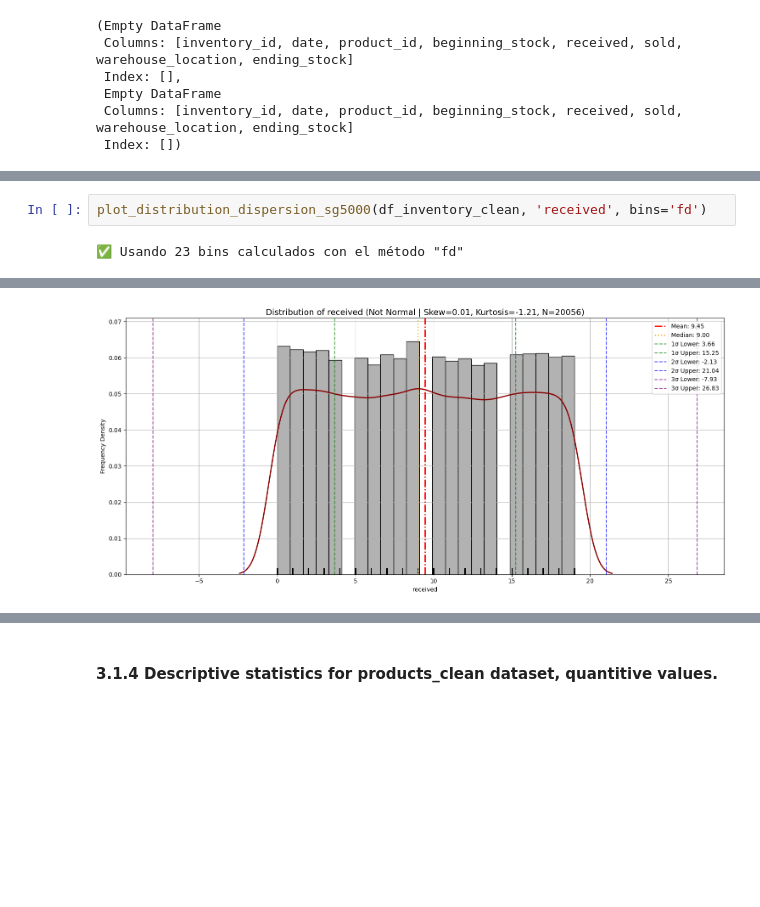
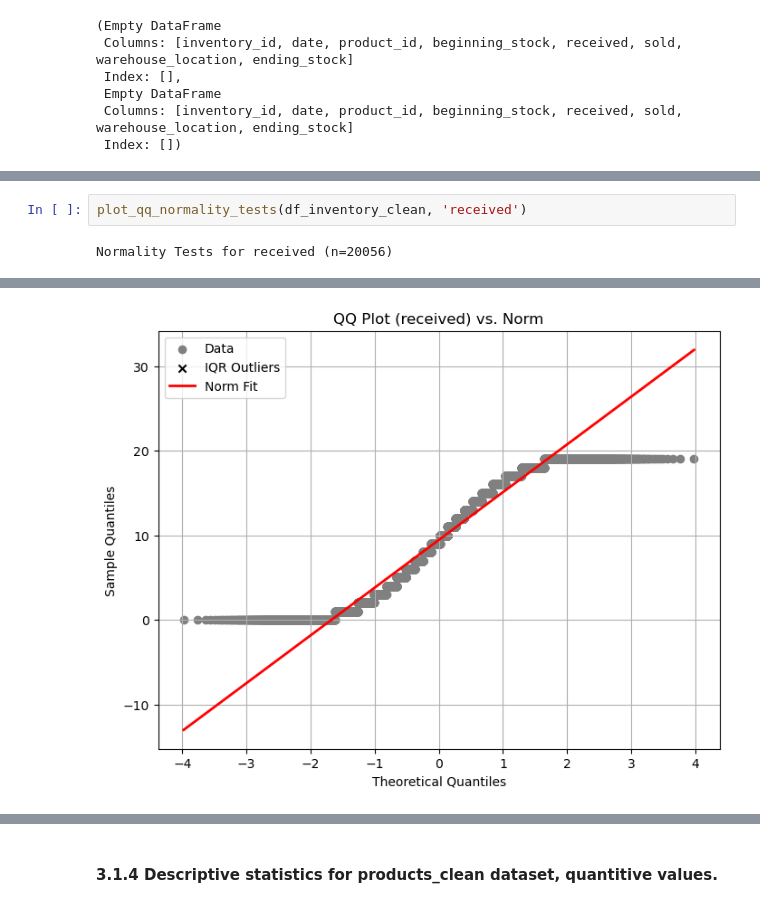
Before and after one commit to LuisPastranaLemus/P_20250706_Grocery_Store, a Jupyter notebook: notebooks/03_eda_name_analysis.ipynb, the cells around one changed output, grey strips where cells are left out. Saved outputs shown, nothing was run; the diff lists cells and outputs as text; blank space fills up the shorter version.

```diff
--- a/notebooks/03_eda_name_analysis.ipynb
+++ b/notebooks/03_eda_name_analysis.ipynb
@@ -547,4 +571,4 @@ plot_distribution_dispersion_sg5000(df_inventory_clean, 'beginning_stock', bins=
 # %%
-plot_distribution_dispersion_sg5000(df_inventory_clean, 'received', bins='fd')
+plot_qq_normality_tests(df_inventory_clean, 'received')
 # %% [output]
-✅ Usando 23 bins calculados con el método "fd"
+Normality Tests for received (n=20056)
@@ -551 +579 @@ plot_distribution_dispersion_sg5000(df_inventory_clean, 'received', bins='fd')
-[figure, old version]
+[figure, new version]
```
Also changed, not shown: parts of 37 cells of this notebook, 2 other files.
